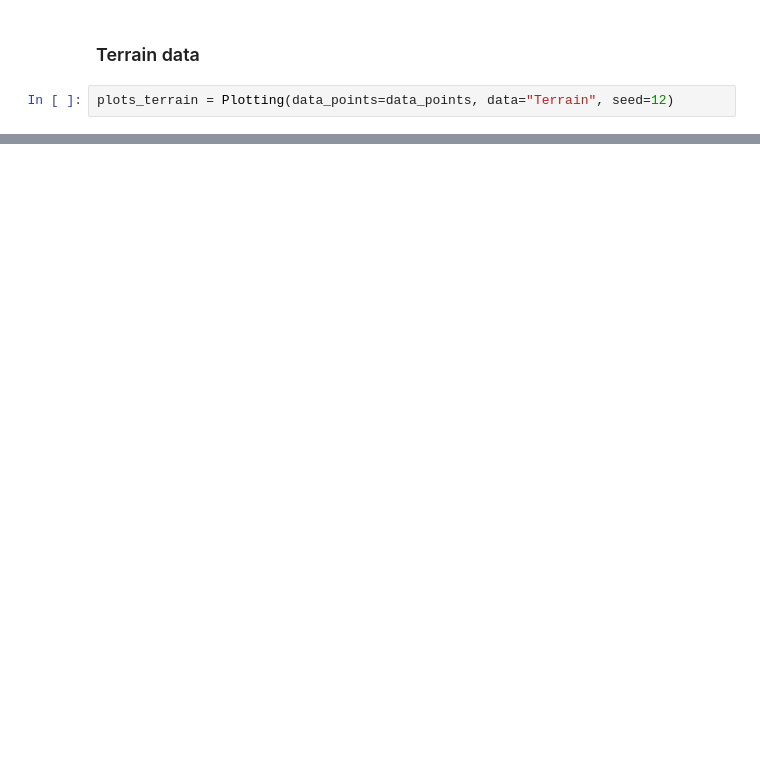
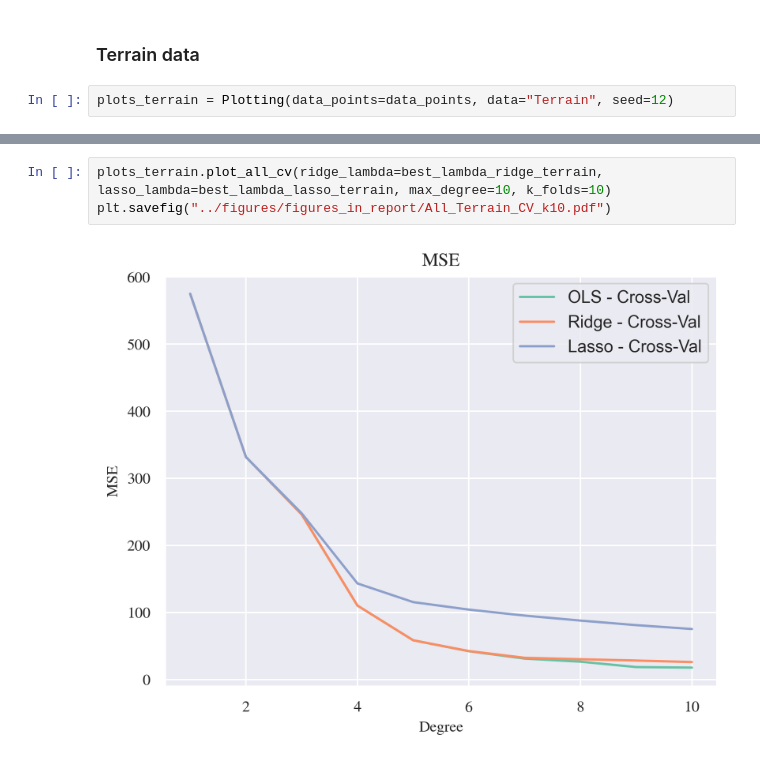
Before and after one commit to GauteJ1/FYS-STK-projects, a Jupyter notebook: project_1_alt/src/plots_in_report.ipynb, the cells around one changed output, grey strips where cells are left out. Cells and saved outputs as stored; diff of their text form; blank space fills up the shorter version.

```diff
--- a/project_1_alt/src/plots_in_report.ipynb
+++ b/project_1_alt/src/plots_in_report.ipynb
@@ -73,0 +81,5 @@ plots_terrain = Plotting(data_points=data_points, data="Terrain", seed=12)
+# %%
+plots_terrain.plot_all_cv(ridge_lambda=best_lambda_ridge_terrain, lasso_lambda=best_lambda_lasso_terrain, max_degree=10, k_folds=10)
+plt.savefig("../figures/figures_in_report/All_Terrain_CV_k10.pdf")
+# %% [output]
+[figure, added]
```
Also changed, not shown: parts of 6 cells of this notebook, 2 other files.
